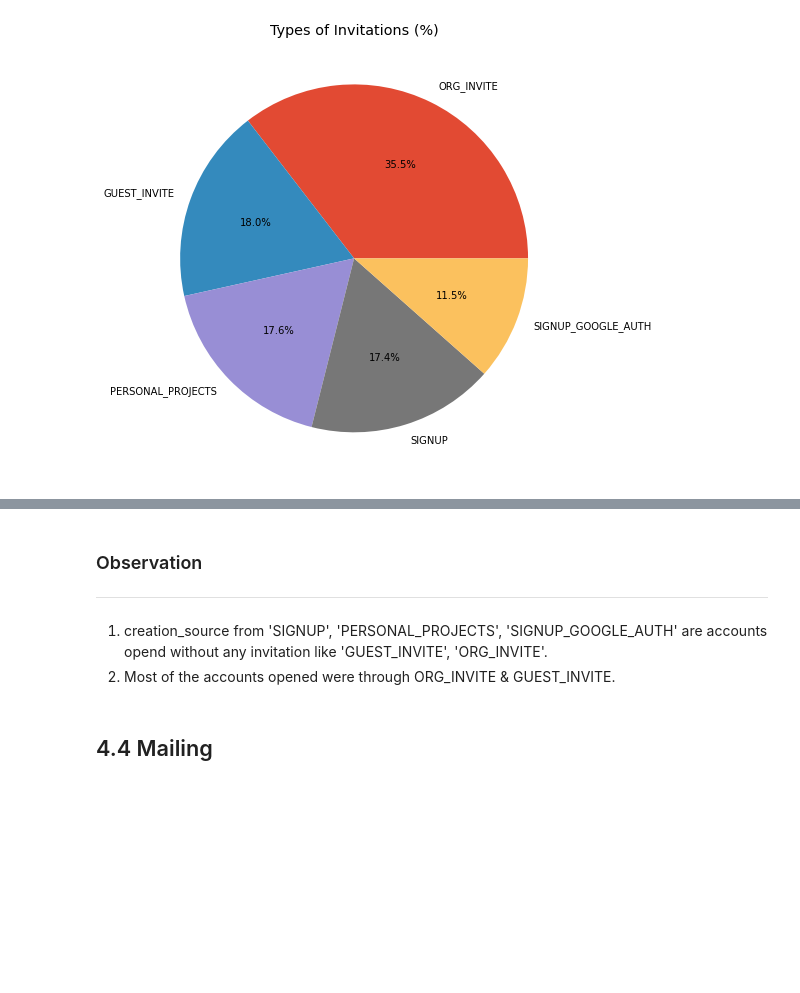
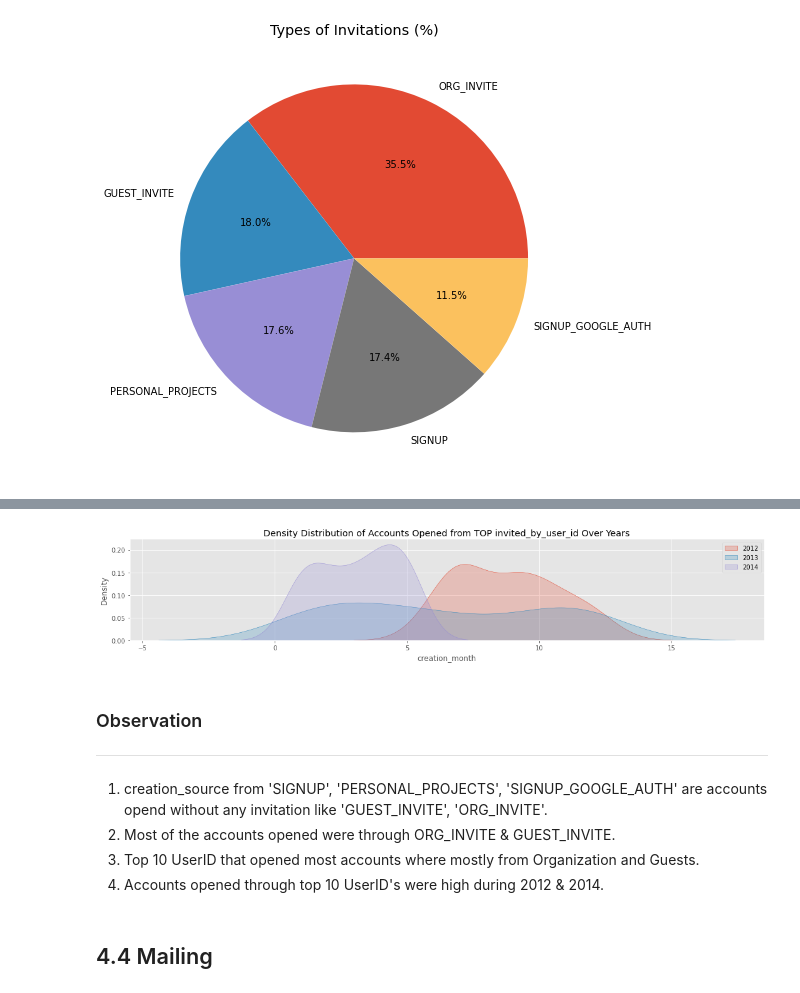
Before and after one commit to Jeyramana/GUVI_Assignments, a Jupyter notebook: Assignment_3/user.ipynb, the cells around one changed output, grey strips where cells are left out. Drawn from its saved outputs; the diff is of its cells as text; code cells hidden in the pictures; blank space fills up the shorter version.

```diff
--- a/Assignment_3/user.ipynb
+++ b/Assignment_3/user.ipynb
@@ -728,8 +766,19 @@ plt.show()
+# %%
+df_inv = df1[df1.invited_by_user_id.isin(id)]
+# Year wise account opening density distribution plot
+sns.FacetGrid(df_inv, hue='creation_year', aspect=5).map(sns.kdeplot, 'creation_month', shade=True)
+plt.title('Density Distribution of Accounts Opened from TOP invited_by_user_id Over Years')
+plt.legend(labels=[2012, 2013, 2014])
+plt.show()
+# %% [output]
+[figure, added]
 # %% [markdown]
 ### Observation
 -----------------
 1. creation_source from 'SIGNUP', 'PERSONAL_PROJECTS', 'SIGNUP_GOOGLE_AUTH' are accounts opend without any invitation like 'GUEST_INVITE', 'ORG_INVITE'.
 2. Most of the accounts opened were through ORG_INVITE & GUEST_INVITE.
+3. Top 10 UserID that opened most accounts where mostly from Organization and Guests.
+4. Accounts opened through top 10 UserID's were high during 2012 & 2014.
 # %% [markdown]
 ## 4.4 Mailing
 # %% [markdown]
```
Also changed, not shown: parts of 5 cells of this notebook.
